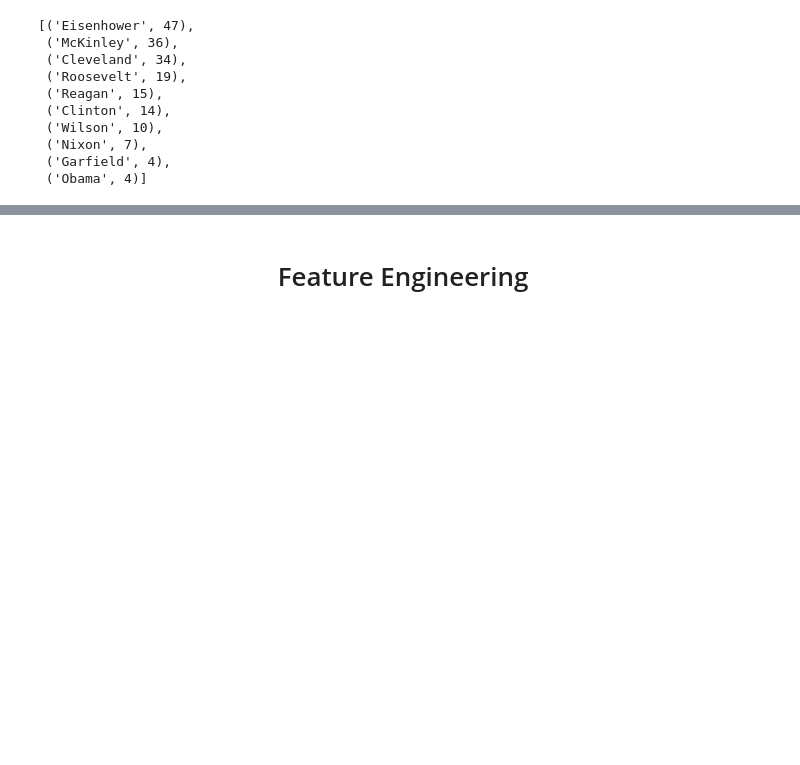
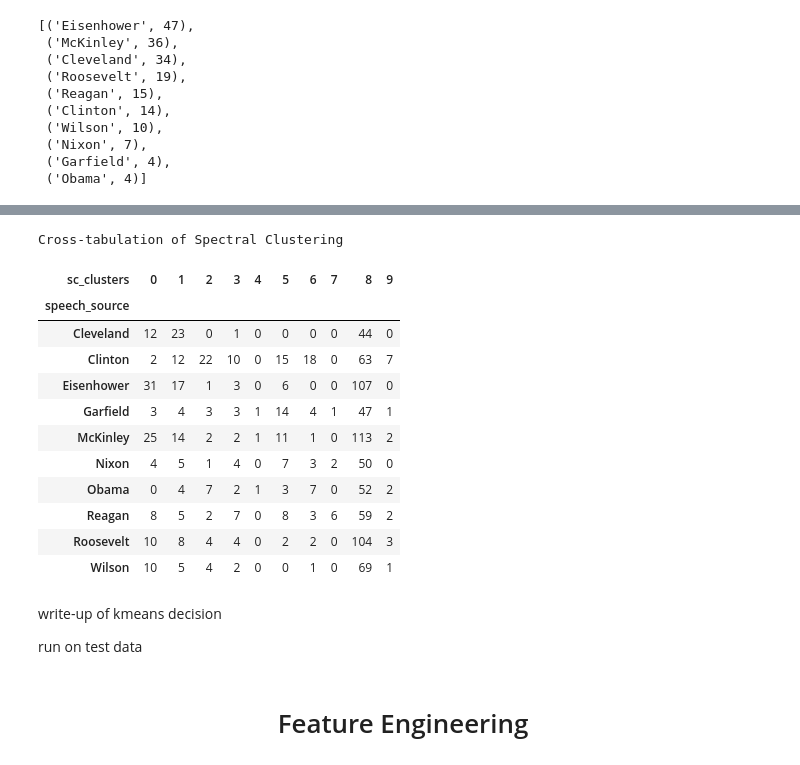
Before and after one commit to jtillis0317/Drills-and-Projects, a Jupyter notebook: Unsupervised Learning Capstone - Inaugural Speeches.ipynb, the cells around one changed output, grey strips where cells are left out. Cells and saved outputs as stored; diff of their text form; code cells hidden in the pictures; blank space fills up the shorter version.

```diff
--- a/Unsupervised Learning Capstone - Inaugural Speeches.ipynb
+++ b/Unsupervised Learning Capstone - Inaugural Speeches.ipynb
@@ -689,3 +742,24 @@ cluster_labels_df.head()
+# %%
+print("Cross-tabulation of Spectral Clustering")
+pd.crosstab(cluster_labels_df["speech_source"], cluster_labels_df["sc_clusters"])
+# %% [output]
+Cross-tabulation of Spectral Clustering
+| sc_clusters | 0 | 1 | 2 | 3 | 4 | 5 | 6 | 7 | 8 | 9 |
+| speech_source |  |  |  |  |  |  |  |  |  |  |
+| Cleveland | 12 | 23 | 0 | 1 | 0 | 0 | 0 | 0 | 44 | 0 |
+| Clinton | 2 | 12 | 22 | 10 | 0 | 15 | 18 | 0 | 63 | 7 |
+| Eisenhower | 31 | 17 | 1 | 3 | 0 | 6 | 0 | 0 | 107 | 0 |
+| Garfield | 3 | 4 | 3 | 3 | 1 | 14 | 4 | 1 | 47 | 1 |
+| McKinley | 25 | 14 | 2 | 2 | 1 | 11 | 1 | 0 | 113 | 2 |
+| Nixon | 4 | 5 | 1 | 4 | 0 | 7 | 3 | 2 | 50 | 0 |
+| Obama | 0 | 4 | 7 | 2 | 1 | 3 | 7 | 0 | 52 | 2 |
+| Reagan | 8 | 5 | 2 | 7 | 0 | 8 | 3 | 6 | 59 | 2 |
+| Roosevelt | 10 | 8 | 4 | 4 | 0 | 2 | 2 | 0 | 104 | 3 |
+| Wilson | 10 | 5 | 4 | 2 | 0 | 0 | 1 | 0 | 69 | 1 |
+# %% [markdown]
+write-up of kmeans decision
+
+run on test data
 # %% [markdown]
 <h1><center>Feature Engineering</center></h1>
 # %%
```
Also changed, not shown: parts of 5 cells of this notebook.
